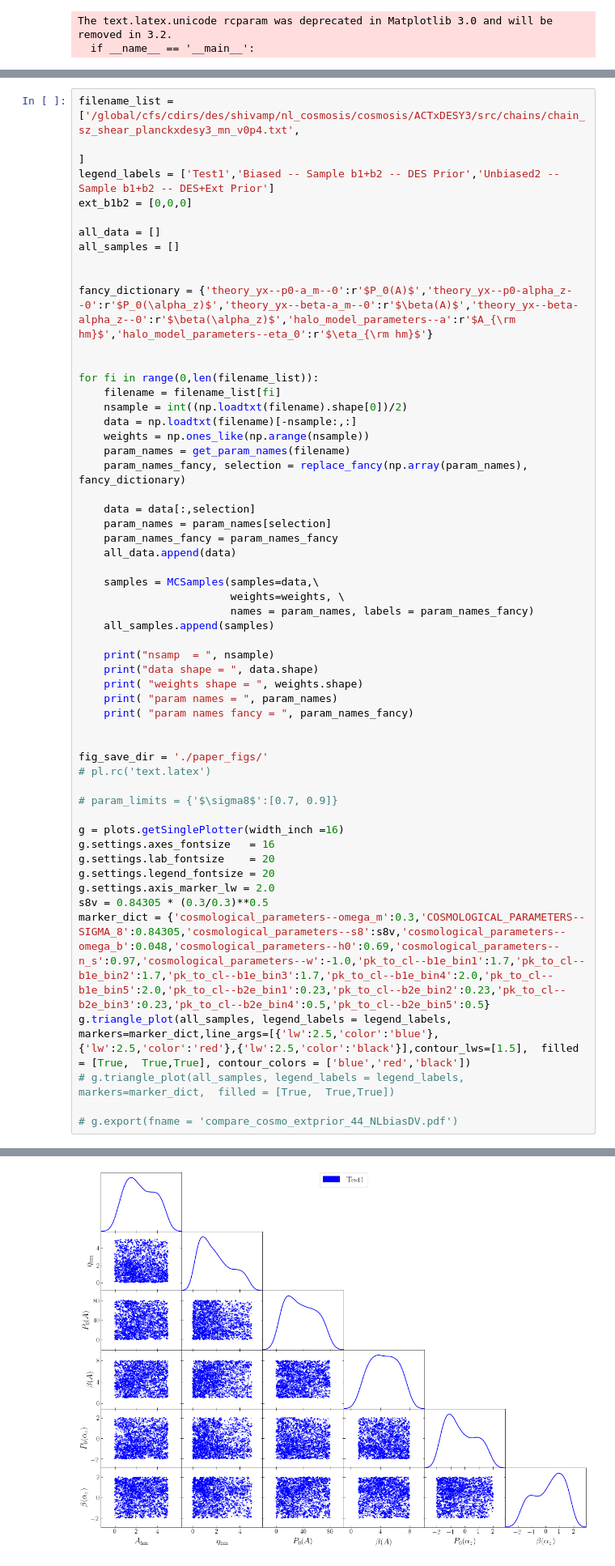
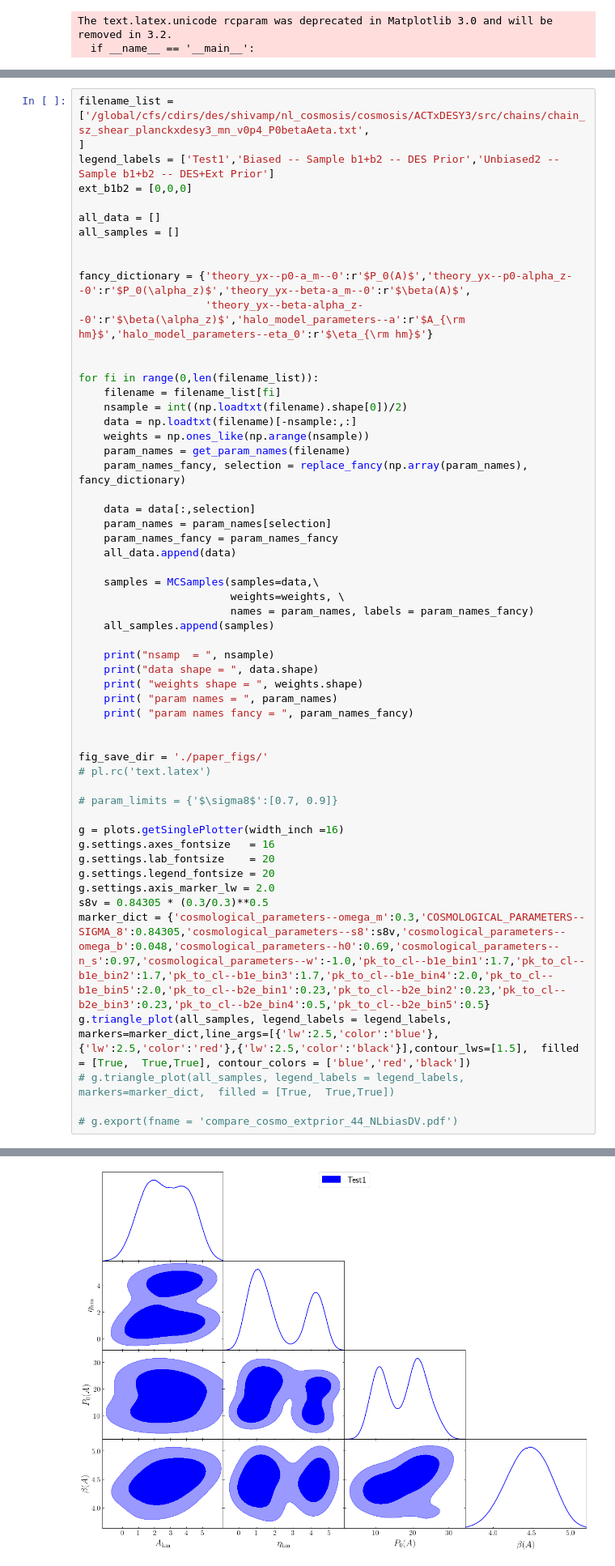
Before and after one commit to shivampcosmo/ACTxDESY3, a Jupyter notebook: src/plotting/shearxy.ipynb, the cells around one changed output, grey strips where cells are left out. Shown at 81% size. Drawn from its saved outputs; the diff is of its cells as text.

```diff
--- a/src/plotting/shearxy.ipynb
+++ b/src/plotting/shearxy.ipynb
@@ -735,8 +709,7 @@ def replace_fancy(names, fancy_dic):
             ind_data.append(ii)
     return np.array(output_names), np.array(ind_data)
 # %%
-filename_list = ['/global/cfs/cdirs/des/shivamp/nl_cosmosis/cosmosis/ACTxDESY3/src/chains/chain_sz_shear_planckxdesy3_mn_v0p4.txt',
-
+filename_list = ['/global/cfs/cdirs/des/shivamp/nl_cosmosis/cosmosis/ACTxDESY3/src/chains/chain_sz_shear_planckxdesy3_mn_v0p4_P0betaAeta.txt',
 ]
 legend_labels = ['Test1','Biased -- Sample b1+b2 -- DES Prior','Unbiased2 -- Sample b1+b2 -- DES+Ext Prior']
 ext_b1b2 = [0,0,0]
@@ -745,7 +718,8 @@ all_data = []
 all_samples = []
 
 
-fancy_dictionary = {'theory_yx--p0-a_m--0':r'$P_0(A)$','theory_yx--p0-alpha_z--0':r'$P_0(\alpha_z)$','theory_yx--beta-a_m--0':r'$\beta(A)$','theory_yx--beta-alpha_z--0':r'$\beta(\alpha_z)$','halo_model_parameters--a':r'$A_{\rm hm}$','halo_model_parameters--eta_0':r'$\eta_{\rm hm}$'}
+fancy_dictionary = {'theory_yx--p0-a_m--0':r'$P_0(A)$','theory_yx--p0-alpha_z--0':r'$P_0(\alpha_z)$','theory_yx--beta-a_m--0':r'$\beta(A)$',
+                    'theory_yx--beta-alpha_z--0':r'$\beta(\alpha_z)$','halo_model_parameters--a':r'$A_{\rm hm}$','halo_model_parameters--eta_0':r'$\eta_{\rm hm}$'}
 
 
 for fi in range(0,len(filename_list)):
@@ -819,2 +777,2 @@ WARNING:root:fine_bins_2D not large enough for optimal density
 <Figure size 1152x864 with 0 Axes>
-[figure, old version]
+[figure, new version]
```
Also changed, not shown: parts of 19 cells of this notebook, 7 other files.
